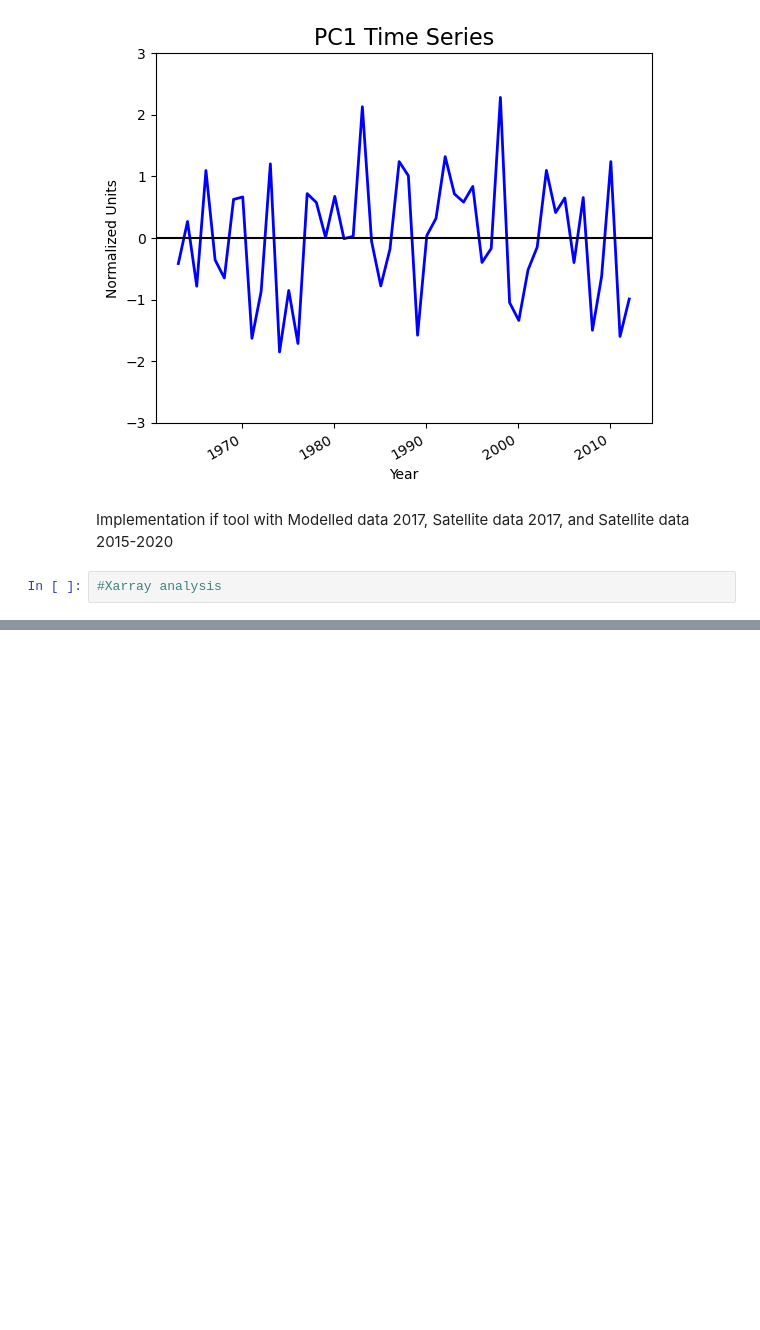
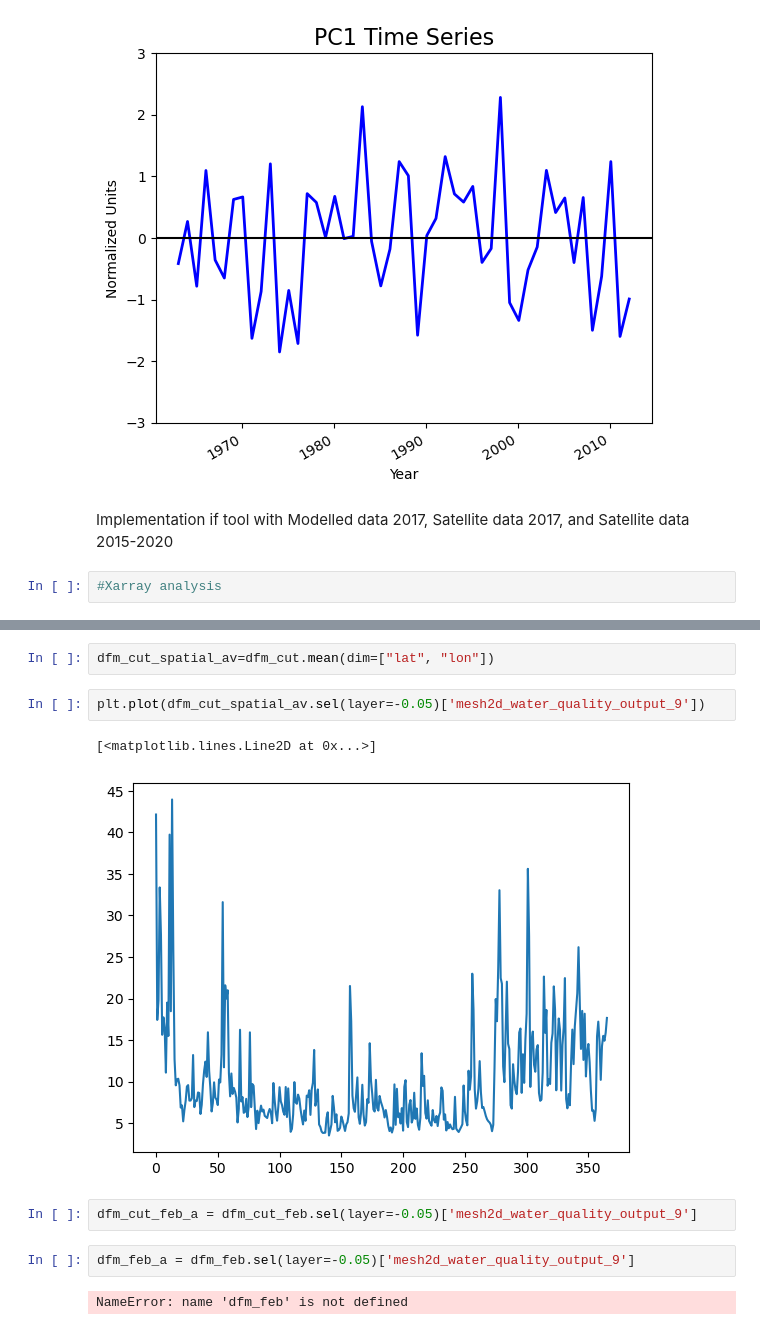
Before and after one commit to openearth/hybrid-spm, a Jupyter notebook: scripts/EOF/EOF_SPM_xarray.ipynb, the cells around one changed output, grey strips where cells are left out. Cells and saved outputs as stored; diff of their text form; blank space fills up the shorter version.

```diff
--- a/scripts/EOF/EOF_SPM_xarray.ipynb
+++ b/scripts/EOF/EOF_SPM_xarray.ipynb
@@ -95,0 +141,13 @@ Implementation if tool with Modelled data 2017, Satellite data 2017, and Satelli
+# %%
+dfm_cut_spatial_av=dfm_cut.mean(dim=["lat", "lon"])
+# %%
+plt.plot(dfm_cut_spatial_av.sel(layer=-0.05)['mesh2d_water_quality_output_9'])
+# %% [output]
+[<matplotlib.lines.Line2D at 0x...>]
+[figure, added]
+# %%
+dfm_cut_feb_a = dfm_cut_feb.sel(layer=-0.05)['mesh2d_water_quality_output_9']
+# %%
+dfm_feb_a = dfm_feb.sel(layer=-0.05)['mesh2d_water_quality_output_9']
+# %% [output]
+NameError: name 'dfm_feb' is not defined
```
Also changed, not shown: parts of 21 cells of this notebook.
